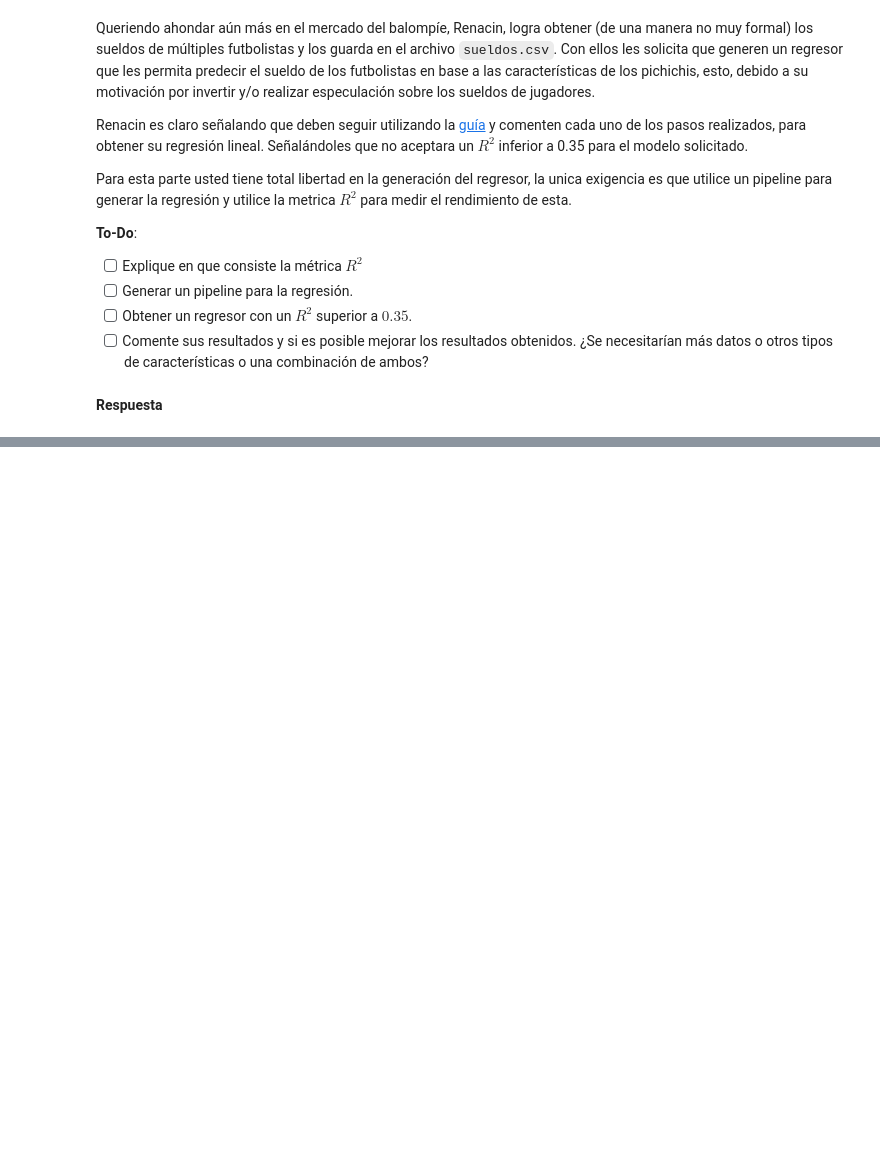
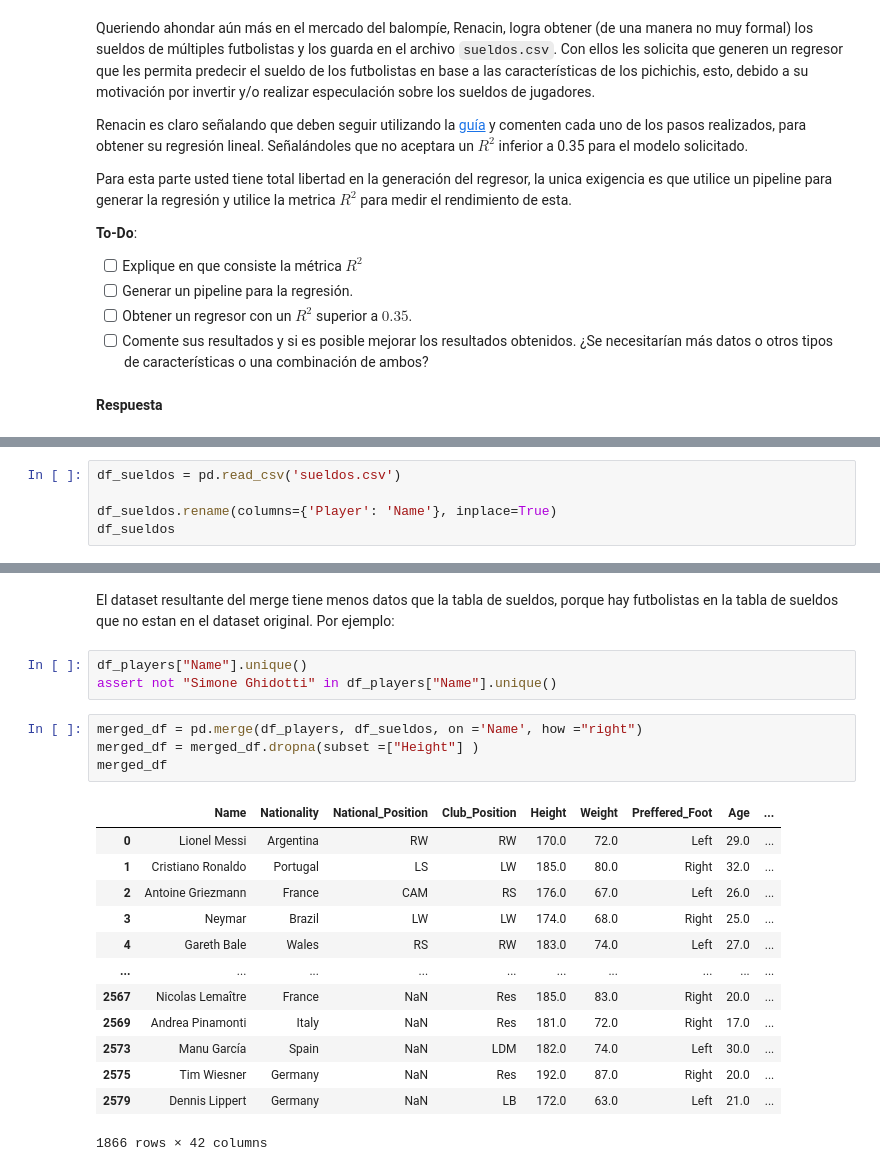
Before and after one commit to VanessaGaete/Laboratorio-de-Ciencia-de-Datos, a Jupyter notebook: Laboratorio7_enunciado.ipynb, the cells around one changed output, grey strips where cells are left out. Drawn from its saved outputs; the diff is of its cells as text; blank space fills up the shorter version.

```diff
--- a/Laboratorio7_enunciado.ipynb
+++ b/Laboratorio7_enunciado.ipynb
@@ -754,0 +684,5 @@ Comente de resultados observados y si es posible mejorar los resultados.
+# %%
+df_sueldos = pd.read_csv('sueldos.csv')
+
+df_sueldos.rename(columns={'Player': 'Name'}, inplace=True)
+df_sueldos
@@ -754,0 +703,23 @@ Comente de resultados observados y si es posible mejorar los resultados.
+# %% [markdown]
+El dataset resultante del merge tiene menos datos que la tabla de sueldos, porque hay futbolistas en la tabla de sueldos que no estan en el dataset original. Por ejemplo:
+# %%
+df_players["Name"].unique()
+assert not "Simone Ghidotti" in df_players["Name"].unique()
+# %%
+merged_df = pd.merge(df_players, df_sueldos, on ='Name', how ="right")
+merged_df = merged_df.dropna(subset =["Height"] )
+merged_df
+# %% [output]
+|  | Name | Nationality | National_Position | Club_Position | Height | Weight | Preffered_Foot | Age | ... |
+| 0 | Lionel Messi | Argentina | RW | RW | 170.0 | 72.0 | Left | 29.0 | ... |
+| 1 | Cristiano Ronaldo | Portugal | LS | LW | 185.0 | 80.0 | Right | 32.0 | ... |
+| 2 | Antoine Griezmann | France | CAM | RS | 176.0 | 67.0 | Left | 26.0 | ... |
+| 3 | Neymar | Brazil | LW | LW | 174.0 | 68.0 | Right | 25.0 | ... |
+| 4 | Gareth Bale | Wales | RS | RW | 183.0 | 74.0 | Left | 27.0 | ... |
+| ... | ... | ... | ... | ... | ... | ... | ... | ... | ... |
+| 2567 | Nicolas Lemaître | France | NaN | Res | 185.0 | 83.0 | Right | 20.0 | ... |
+| 2569 | Andrea Pinamonti | Italy | NaN | Res | 181.0 | 72.0 | Right | 17.0 | ... |
+| 2573 | Manu García | Spain | NaN | LDM | 182.0 | 74.0 | Left | 30.0 | ... |
+| 2575 | Tim Wiesner | Germany | NaN | Res | 192.0 | 87.0 | Right | 20.0 | ... |
+| 2579 | Dennis Lippert | Germany | NaN | LB | 172.0 | 63.0 | Left | 21.0 | ... |
+1866 rows × 42 columns
```
Also changed, not shown: parts of 36 cells of this notebook.
